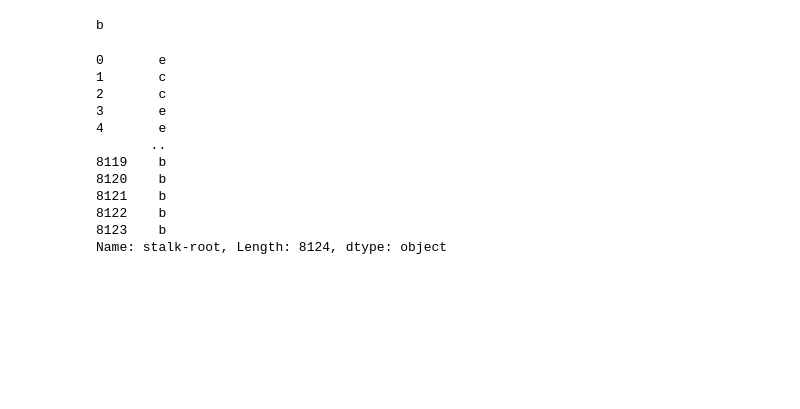
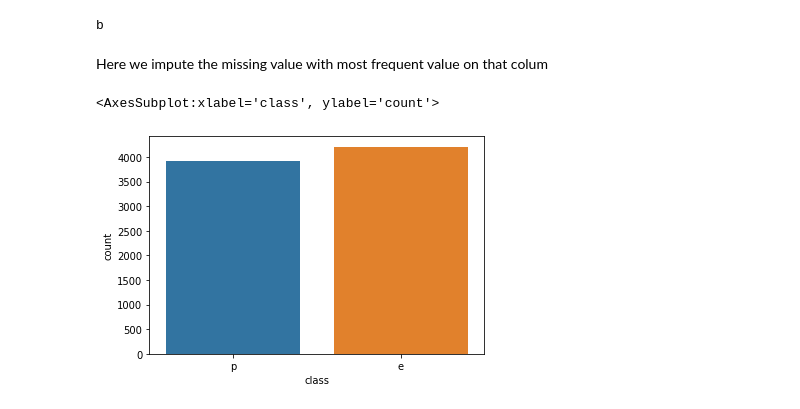
Before and after one commit to 577SpicyButterflies/Mushroom_Clustering, a Jupyter notebook: clustering.ipynb, the cells around one changed output. Saved outputs shown, nothing was run; the diff lists cells and outputs as text; code cells hidden in the pictures; blank space fills up the shorter version.

```diff
--- a/clustering.ipynb
+++ b/clustering.ipynb
@@ -28,18 +27,10 @@ b
 for i in range(0, len(data['stalk-root']),1):
     if data['stalk-root'][i] == "?":
         data['stalk-root'][i] = most_fre
-# %%
-print(data['stalk-root'])
-# %% [output]
-0       e
-1       c
-2       c
-3       e
-4       e
-       ..
-8119    b
-8120    b
-8121    b
-8122    b
-8123    b
-Name: stalk-root, Length: 8124, dtype: object
+# %% [markdown]
+Here we impute the missing value with most frequent value on that colum
+# %%
+sns.countplot(data['class'])
+# %% [output]
+<AxesSubplot:xlabel='class', ylabel='count'>
+[figure, added]
```
Also changed, not shown: parts of 7 cells of this notebook, 2 other files.
